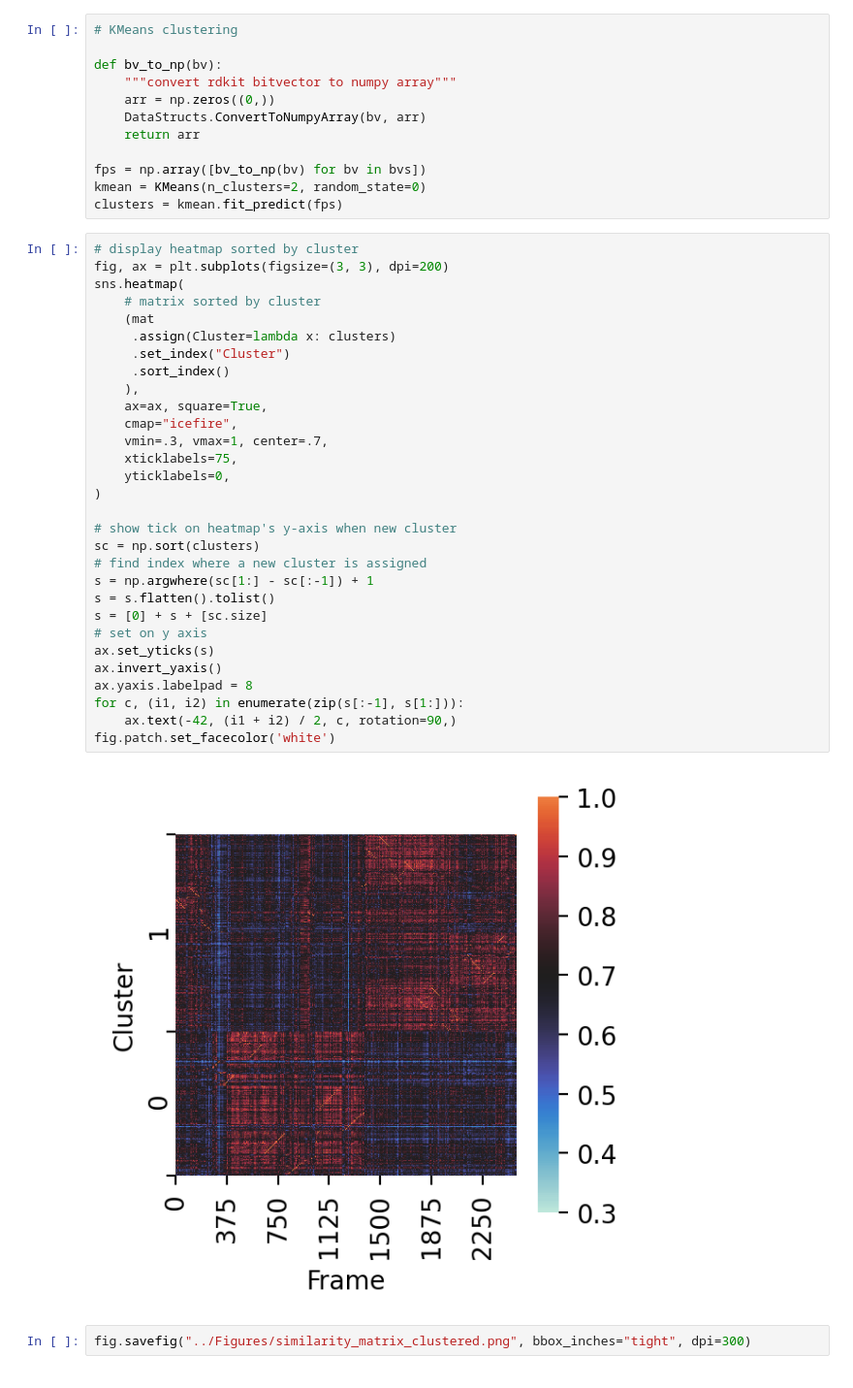
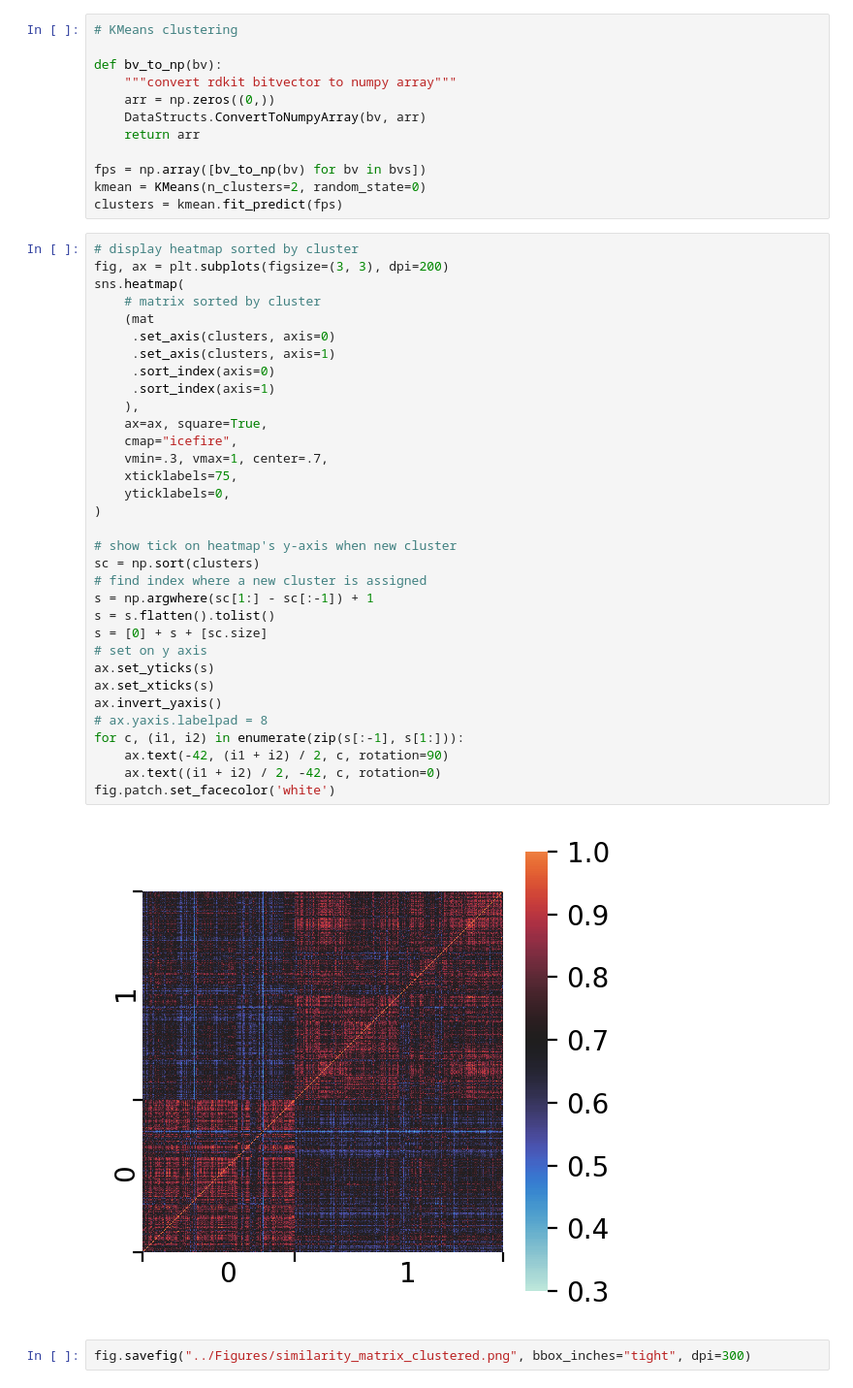
Before and after one commit to chemosim-lab/ProLIF-paper, a Jupyter notebook: Notebooks/Analysis.ipynb, the cells around one changed output. Shown at 97% size. Cells and saved outputs as stored; diff of their text form.

```diff
--- a/Notebooks/Analysis.ipynb
+++ b/Notebooks/Analysis.ipynb
@@ -209,35 +210,38 @@ clusters = kmean.fit_predict(fps)
 # %%
 # display heatmap sorted by cluster
 fig, ax = plt.subplots(figsize=(3, 3), dpi=200)
 sns.heatmap(
     # matrix sorted by cluster
     (mat
-     .assign(Cluster=lambda x: clusters)
-     .set_index("Cluster")
-     .sort_index()
+     .set_axis(clusters, axis=0)
+     .set_axis(clusters, axis=1)
+     .sort_index(axis=0)
+     .sort_index(axis=1)
     ),
     ax=ax, square=True,
     cmap="icefire",
     vmin=.3, vmax=1, center=.7,
     xticklabels=75,
     yticklabels=0,
 )
 
 # show tick on heatmap's y-axis when new cluster
 sc = np.sort(clusters)
 # find index where a new cluster is assigned
 s = np.argwhere(sc[1:] - sc[:-1]) + 1
 s = s.flatten().tolist()
 s = [0] + s + [sc.size]
 # set on y axis
 ax.set_yticks(s)
+ax.set_xticks(s)
 ax.invert_yaxis()
-ax.yaxis.labelpad = 8
+# ax.yaxis.labelpad = 8
 for c, (i1, i2) in enumerate(zip(s[:-1], s[1:])):
-    ax.text(-42, (i1 + i2) / 2, c, rotation=90,)
+    ax.text(-42, (i1 + i2) / 2, c, rotation=90)
+    ax.text((i1 + i2) / 2, -42, c, rotation=0)
 fig.patch.set_facecolor('white')
 # %% [output]
-[figure, old version]
+[figure, new version]
 # %%
 fig.savefig("../Figures/similarity_matrix_clustered.png", bbox_inches="tight", dpi=300)
 # %%
```
Also changed, not shown: parts of 19 cells of this notebook, 12 other files.
